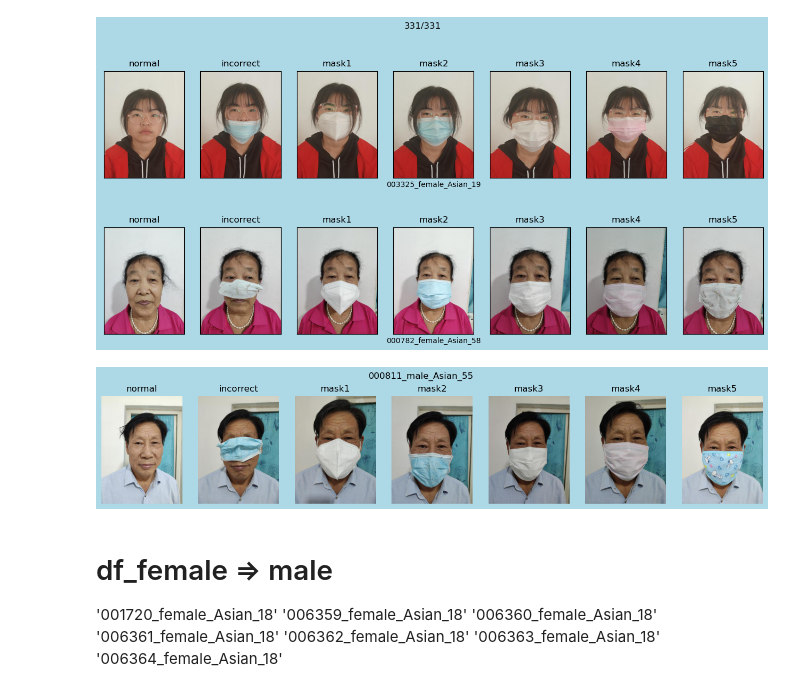
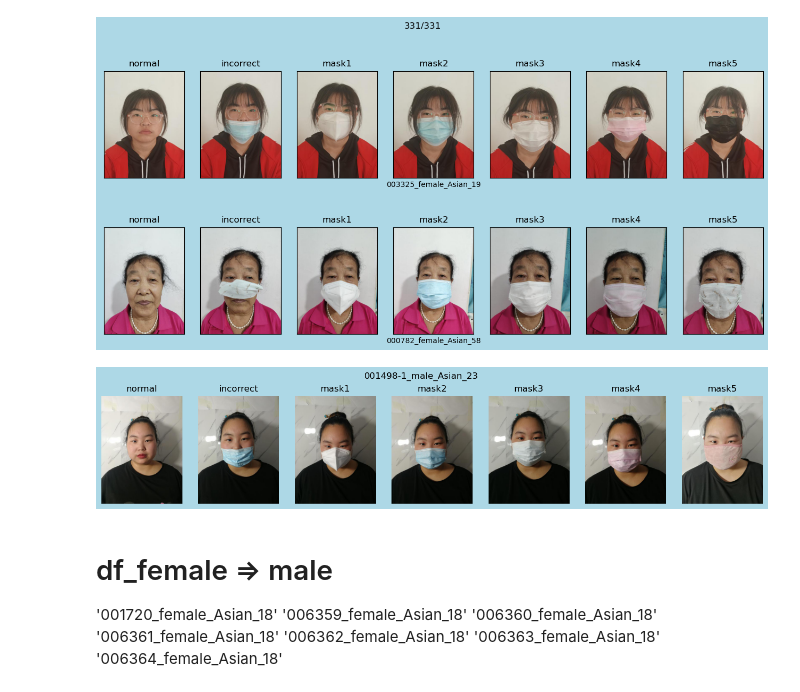
Before and after one commit to boostcampaitech2/image-classification-level1-16, a Jupyter notebook: find_mislabeled.ipynb, the cells around one changed output. Cells and saved outputs as stored; diff of their text form; code cells hidden in the pictures.

```diff
--- a/find_mislabeled.ipynb
+++ b/find_mislabeled.ipynb
@@ -103,9 +103,9 @@ checker.next_page()
 # %%
 # 특정 인물을 다시보고 싶으면 checker.query(path)를 넣으면 됩니다!
 
-checker.query('000811_male_Asian_55')
+checker.query('001498-1_male_Asian_23')
 # %% [output]
-[figure, old version]
+[figure, new version]
 # %% [markdown]
 # df_female => male
 
```
Also changed, not shown: 43 other files.
